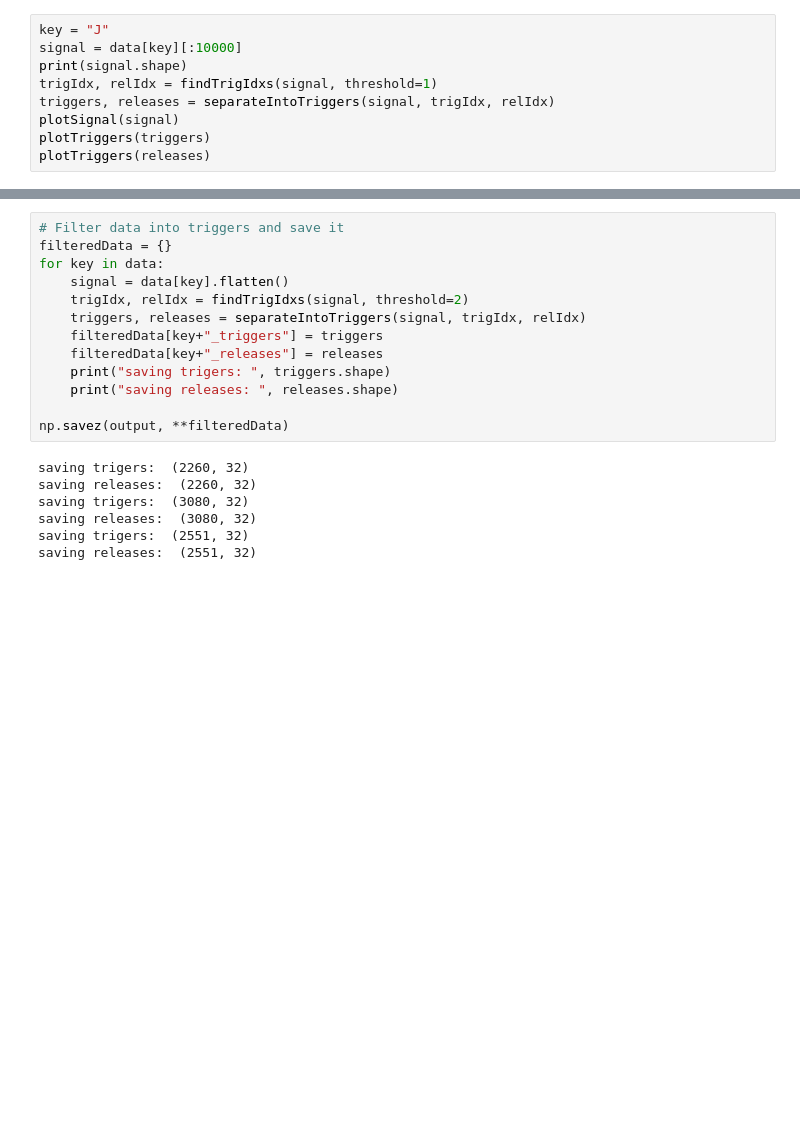
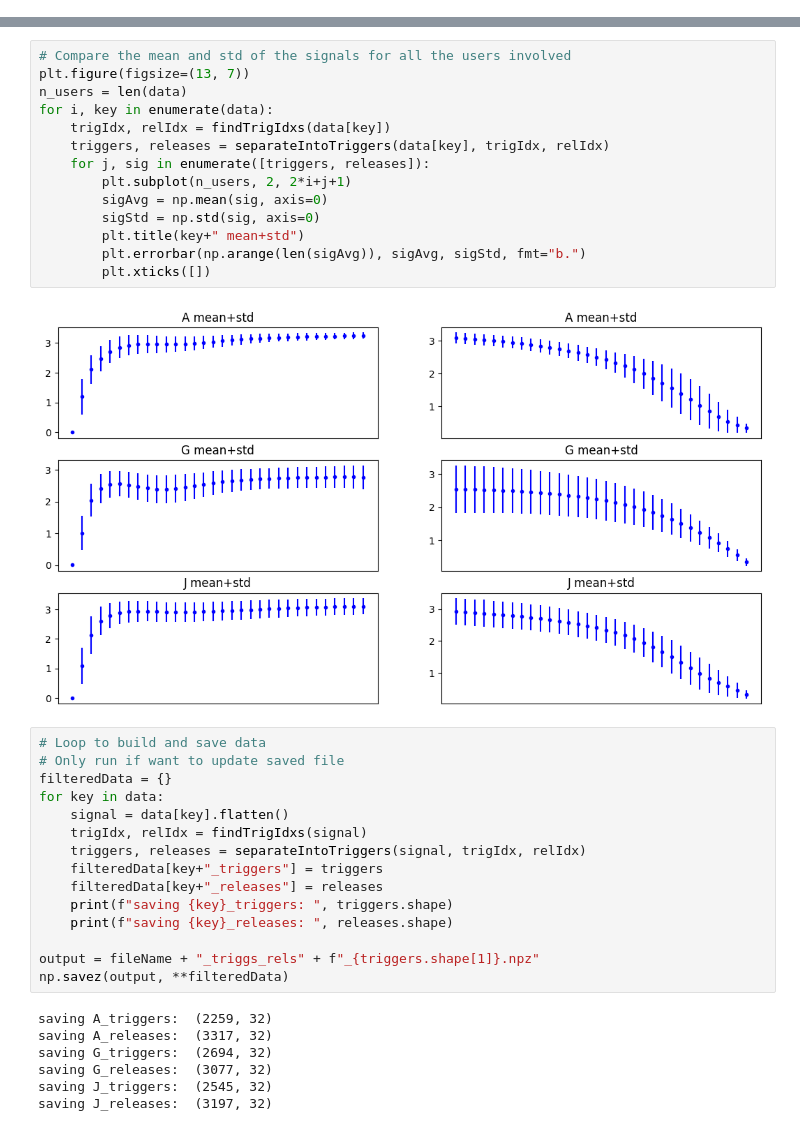
Before and after one commit to GuiMacielPereira/sensor_ML, a Jupyter notebook: data_processing/data_prep.sync.ipynb, the cells around one changed output, grey strips where cells are left out. Cells and saved outputs as stored; diff of their text form; blank space fills up the shorter version.

```diff
--- a/data_processing/data_prep.sync.ipynb
+++ b/data_processing/data_prep.sync.ipynb
@@ -68,9 +74,0 @@ plotTriggers(releases)
-# %%
-key = "J"
-signal = data[key][:10000]
-print(signal.shape)
-trigIdx, relIdx = findTrigIdxs(signal, threshold=1)
-triggers, releases = separateIntoTriggers(signal, trigIdx, relIdx)
-plotSignal(signal)
-plotTriggers(triggers)
-plotTriggers(releases)
@@ -82,20 +75,38 @@ plotTriggers(releases)
+# %%
+# Compare the mean and std of the signals for all the users involved
+plt.figure(figsize=(13, 7))
+n_users = len(data)
+for i, key in enumerate(data):
+    trigIdx, relIdx = findTrigIdxs(data[key])
+    triggers, releases = separateIntoTriggers(data[key], trigIdx, relIdx)
+    for j, sig in enumerate([triggers, releases]):
+        plt.subplot(n_users, 2, 2*i+j+1)
+        sigAvg = np.mean(sig, axis=0)
+        sigStd = np.std(sig, axis=0)
+        plt.title(key+" mean+std")
+        plt.errorbar(np.arange(len(sigAvg)), sigAvg, sigStd, fmt="b.")
+        plt.xticks([])
+# %% [output]
+[figure, added]
 # %%
-# Filter data into triggers and save it
+# Loop to build and save data
+# Only run if want to update saved file
 filteredData = {}
 for key in data:
     signal = data[key].flatten()
-    trigIdx, relIdx = findTrigIdxs(signal, threshold=2)
+    trigIdx, relIdx = findTrigIdxs(signal)
     triggers, releases = separateIntoTriggers(signal, trigIdx, relIdx)
     filteredData[key+"_triggers"] = triggers
     filteredData[key+"_releases"] = releases
-    print("saving trigers: ", triggers.shape)
-    print("saving releases: ", releases.shape)
+    print(f"saving {key}_triggers: ", triggers.shape)
+    print(f"saving {key}_releases: ", releases.shape)
 
+output = fileName + "_triggs_rels" + f"_{triggers.shape[1]}.npz"
 np.savez(output, **filteredData)
 # %% [output]
-saving trigers:  (2260, 32)
-saving releases:  (2260, 32)
-saving trigers:  (3080, 32)
-saving releases:  (3080, 32)
-saving trigers:  (2551, 32)
-saving releases:  (2551, 32)
+saving A_triggers:  (2259, 32)
+saving A_releases:  (3317, 32)
+saving G_triggers:  (2694, 32)
+saving G_releases:  (3077, 32)
+saving J_triggers:  (2545, 32)
+saving J_releases:  (3197, 32)
```
Also changed, not shown: parts of 4 cells of this notebook, 5 other files.
